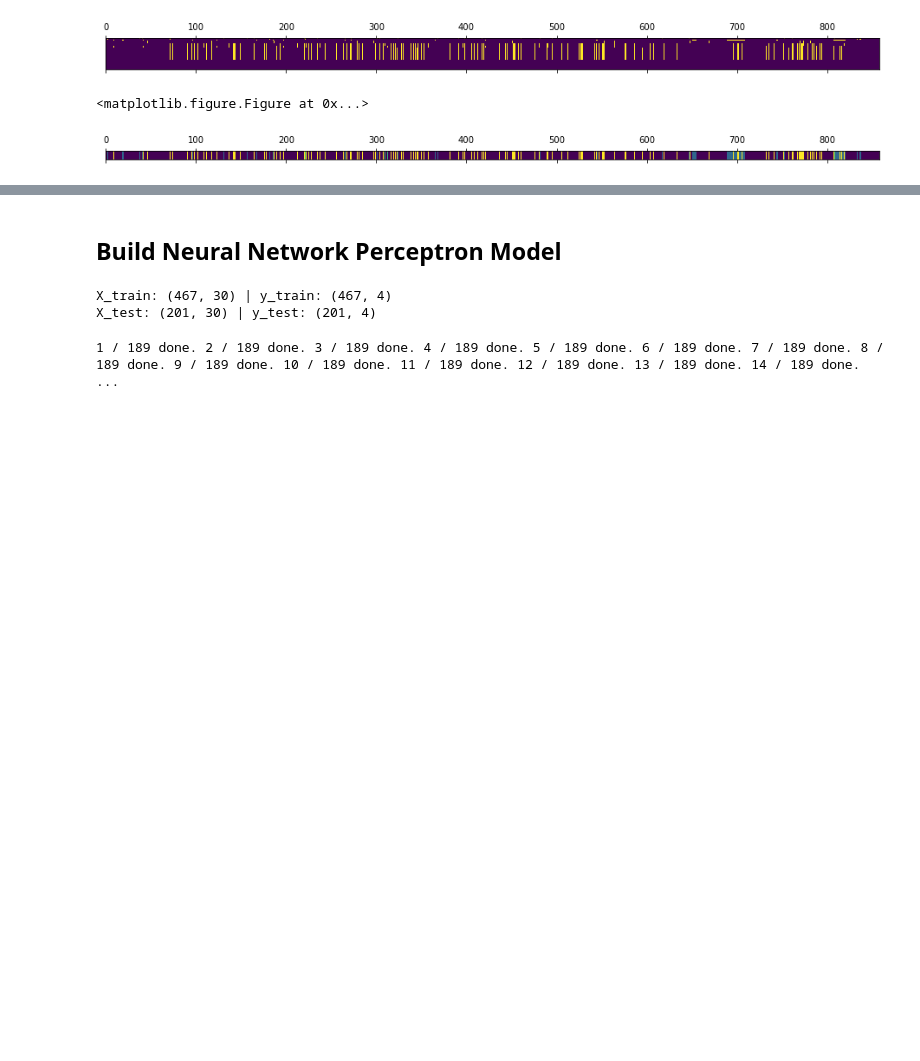
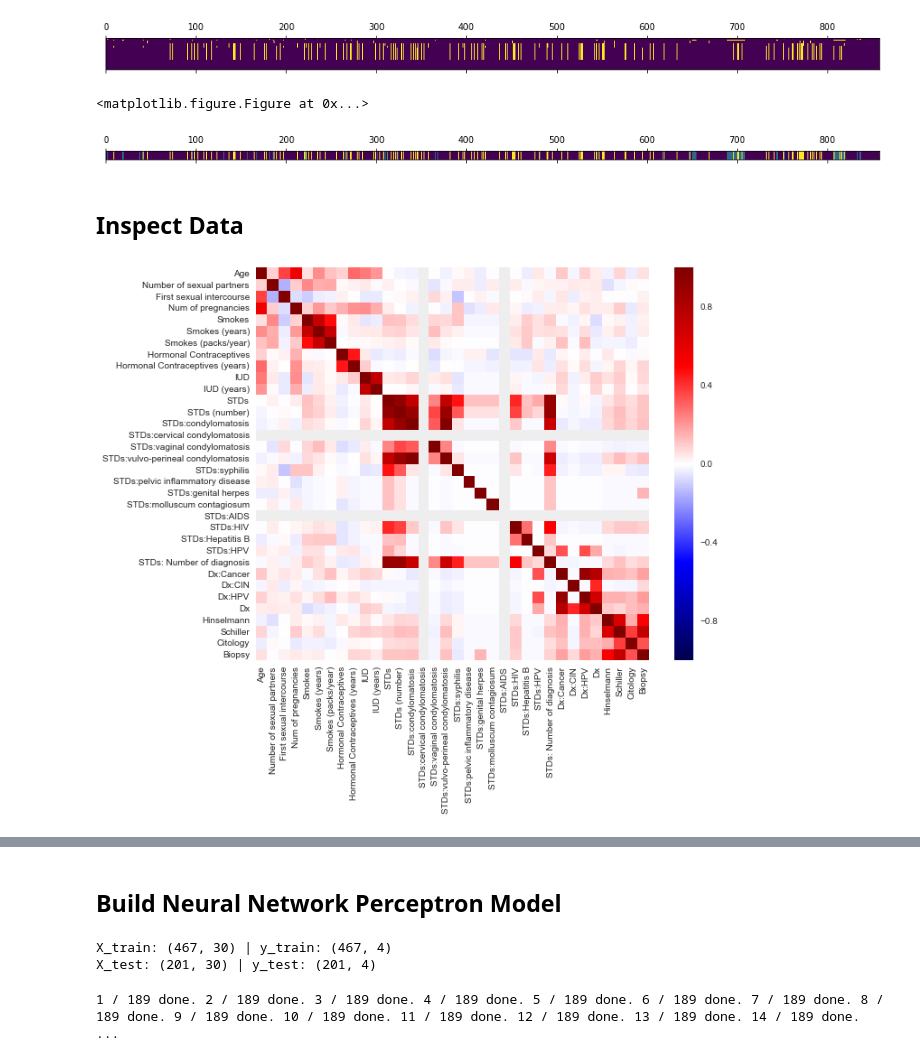
Before and after one commit to munozalexander/Cervical-Cancer-Risk, a Jupyter notebook: CervicalCancerNotebook.ipynb, the cells around one changed output, grey strips where cells are left out. Saved outputs shown, nothing was run; the diff lists cells and outputs as text; code cells hidden in the pictures; blank space fills up the shorter version.

```diff
--- a/CervicalCancerNotebook.ipynb
+++ b/CervicalCancerNotebook.ipynb
@@ -31,7 +32,7 @@ def simple_ax(figsize=(6,4), **kwargs):
     return fig, ax
 # %%
 # read in data
-data = pd.read_csv('UCI_data.csv', na_values='?')
+data = pd.read_csv('Data/UCI_data.csv', na_values='?')
 print 'Shape: ', data.shape
 data.head()
 # %% [output]
@@ -134,3 +135,12 @@ train = data_drop.loc[idx[:train_id],:]
 test = data_drop.loc[idx[train_id:],:]
 train.to_csv('Data/train.csv')
 test.to_csv('Data/test.csv')
+# %% [markdown]
+## Inspect Data
+# %%
+f,a = simple_ax(figsize=(10,8))
+sns.heatmap(data_drop.corr(), vmax=1, square=True, cmap='seismic')
+#plt.savefig('Figures/correlations.png')
+plt.show()
+# %% [output]
+[figure, added]
```
Also changed, not shown: parts of 3 cells of this notebook, 5 other files.
